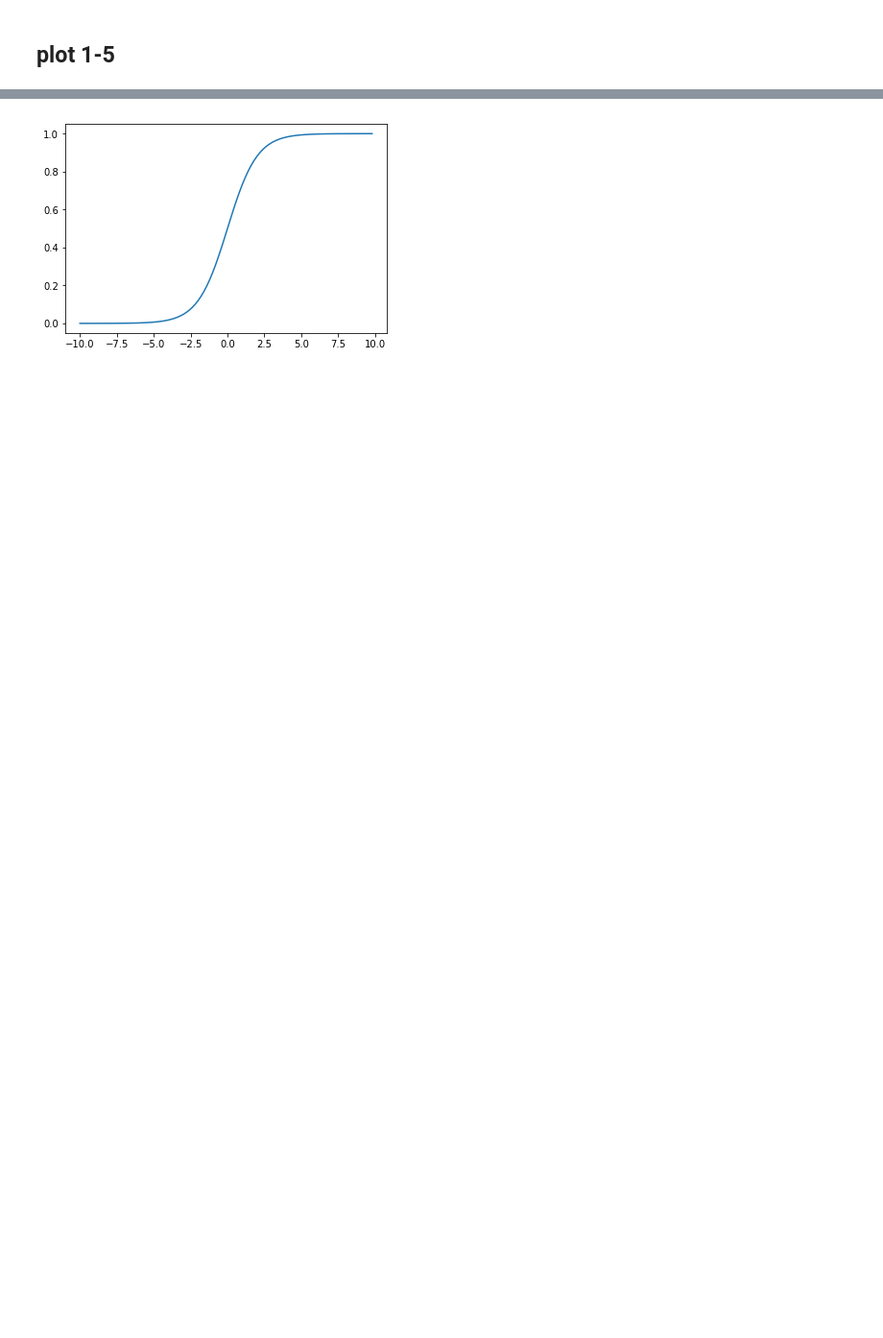
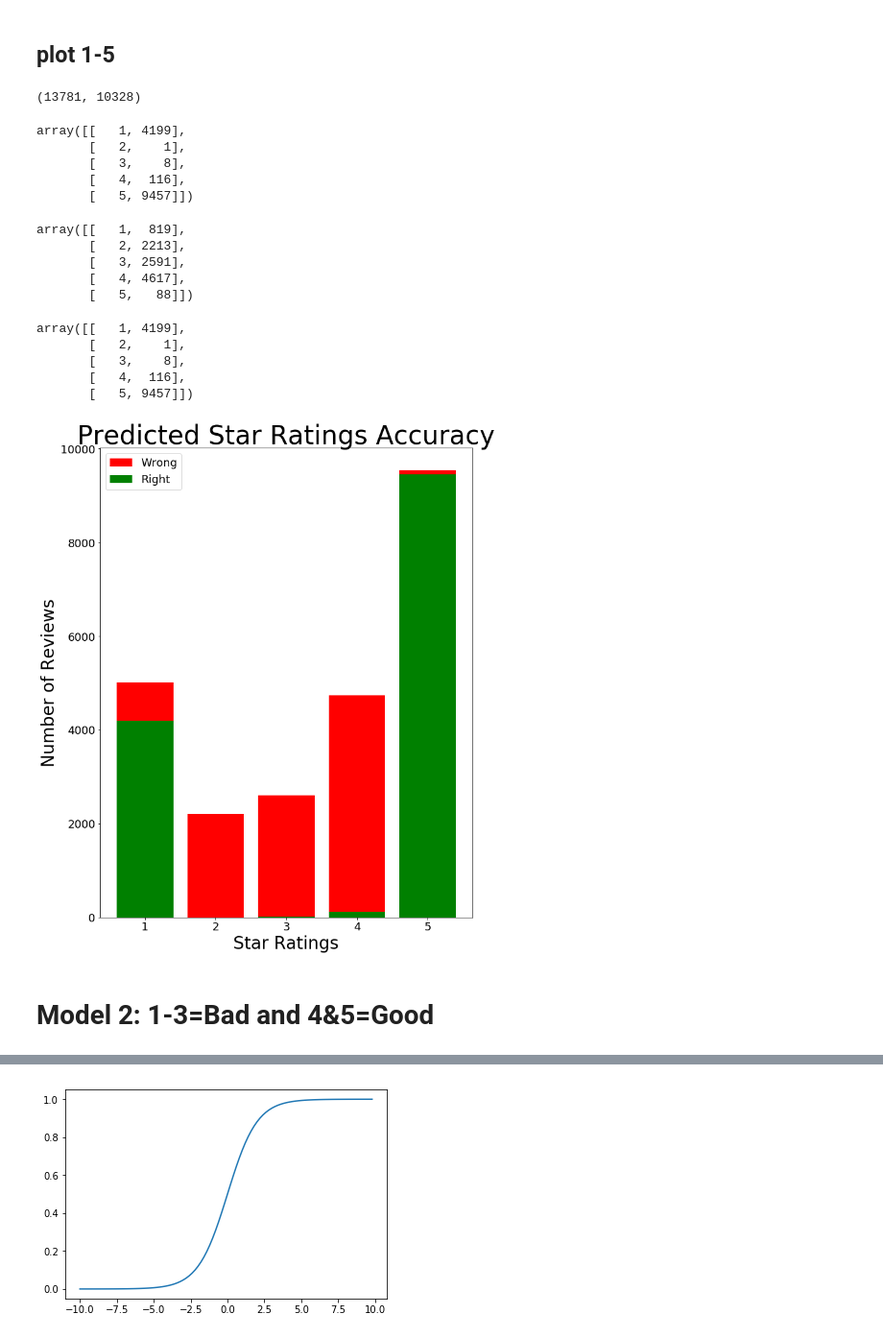
Before and after one commit to SteveGriswold3/DataScience-Capstone, a Jupyter notebook: src/model.ipynb, the cells around one changed output, grey strips where cells are left out. Shown: that part at 96% size. Saved outputs shown, nothing was run; the diff lists cells and outputs as text; code cells hidden in the pictures; blank space fills up the shorter version.

```diff
--- a/src/model.ipynb
+++ b/src/model.ipynb
@@ -86,2 +188,78 @@ model.score(model_vect, y)
 # %% [markdown]
 ## plot 1-5
+# %%
+pred = model.predict(model_vect)
+# %%
+true_pred = y[pred==y]
+false_pred = y[pred!=y]
+# %%
+true_pred = true_pred.astype(float)
+false_pred = false_pred.astype(float)
+# %%
+len(true_pred), len(false_pred)
+# %% [output]
+(13781, 10328)
+# %%
+#true
+true_count = np.zeros((5,2))
+cnt=0
+for x in range(1,6):
+    true_count[cnt,0] = x
+    true_count[cnt,1] = len(true_pred[true_pred==x])
+    cnt+=1
+
+#false
+false_count = np.zeros((5,2))
+cnt =0
+for x in range(1,6):
+    false_count[cnt,0] = x
+    false_count[cnt,1] = len(false_pred[false_pred==x])
+    cnt+=1
+
+true_count = true_count.astype(int)
+false_count = false_count.astype(int)
+# %%
+true_count
+# %% [output]
+array([[   1, 4199],
+       [   2,    1],
+       [   3,    8],
+       [   4,  116],
+       [   5, 9457]])
+# %%
+false_count
+# %% [output]
+array([[   1,  819],
+       [   2, 2213],
+       [   3, 2591],
+       [   4, 4617],
+       [   5,   88]])
+# %%
+true_count
+# %% [output]
+array([[   1, 4199],
+       [   2,    1],
+       [   3,    8],
+       [   4,  116],
+       [   5, 9457]])
+# %%
+plt.figure(figsize=(12, 14))
+
+p2 = plt.bar(true_count[:,0], true_count[:,1], color='green')
+p1 = plt.bar(false_count[:,0], false_count[:,1], color='red', bottom=true_count[:,1])
+
+plt.xticks(fontsize=18)
+plt.yticks(fontsize=18)
+
+plt.ylabel('Number of Reviews', fontsize=28)
+plt.xlabel('Star Ratings', fontsize=28)
+plt.title('Predicted Star Ratings Accuracy', fontsize=42)
+
+plt.legend((p1[0], p2[0]), ('Wrong', 'Right'), fontsize=18)
+plt.savefig('../img/Predict_Stars.png')
+plt.subplots_adjust(left=.2)
+plt.show()
+# %% [output]
+[figure, added]
+# %% [markdown]
+# Model 2: 1-3=Bad and 4&5=Good
```
Also changed, not shown: parts of 30 cells of this notebook, 1 other file.
